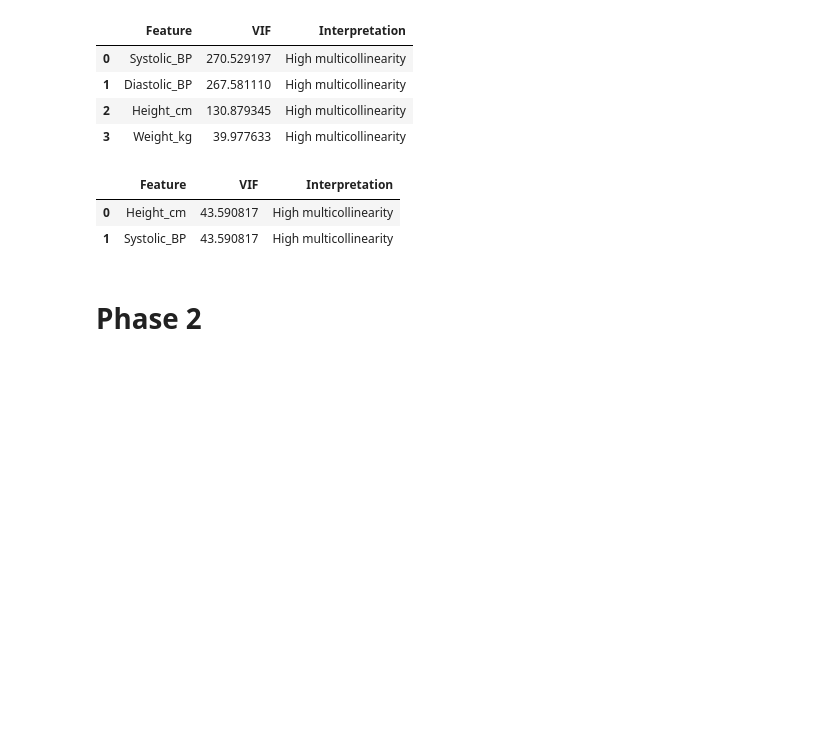
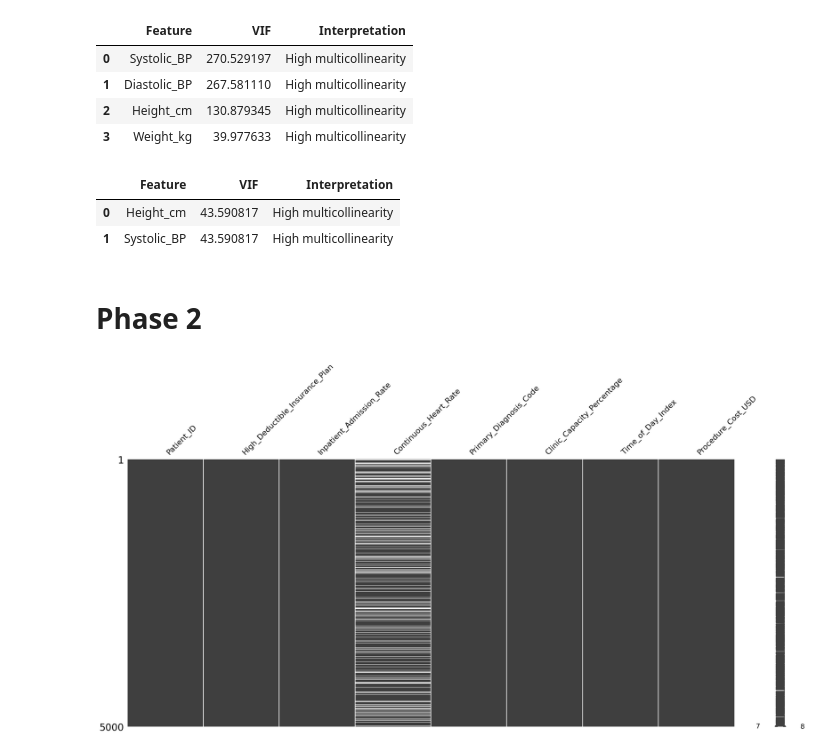
Before and after one commit to zackdihel/ECON-5200-Data-Analytics, a Jupyter notebook: Assignment 4/Assignment_4_The_Predictive_Architecture.ipynb, the cells around one changed output. Cells and saved outputs as stored; diff of their text form; code cells hidden in the pictures; blank space fills up the shorter version.

```diff
--- a/Assignment 4/Assignment_4_The_Predictive_Architecture.ipynb
+++ b/Assignment 4/Assignment_4_The_Predictive_Architecture.ipynb
@@ -237,3 +241,9 @@ vif_df
 | 1 | Systolic_BP | 43.590817 | High multicollinearity |
 # %% [markdown]
 # **Phase 2**
+# %%
+plt.close('all')
+msno.matrix(df_tele)
+plt.show();
+# %% [output]
+[figure, added]
```
Also changed, not shown: parts of 3 cells of this notebook.
